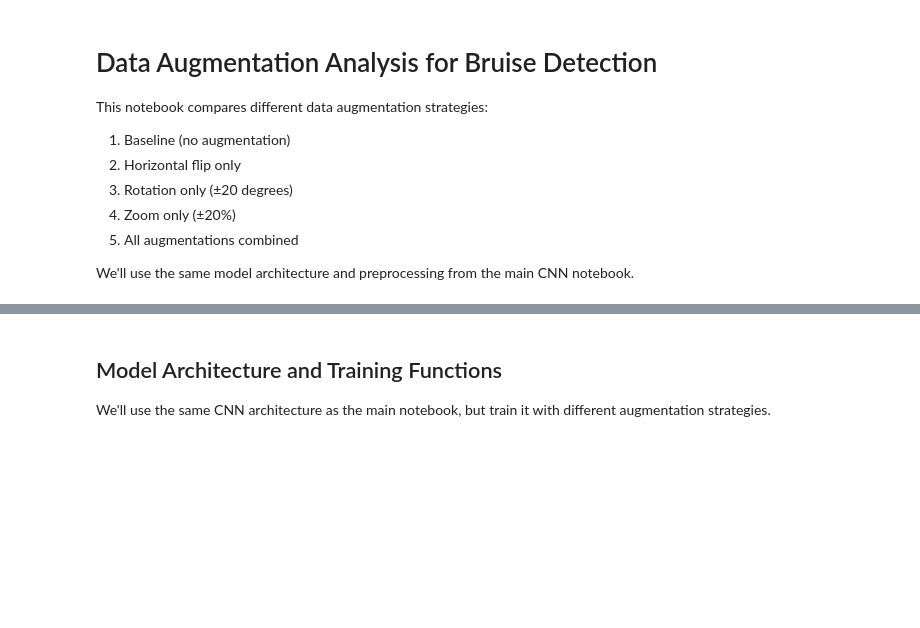
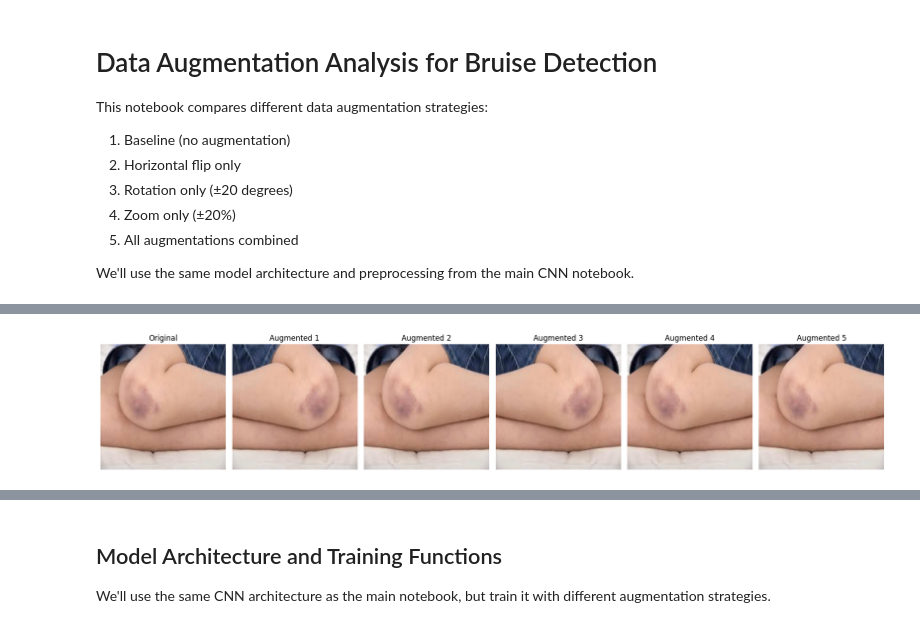
Before and after one commit to hirajya/CCDEPLRL_PROJECT_COM222, a Jupyter notebook: notebooks/estrada/augmentation_analysis.ipynb, the cells around one changed output, grey strips where cells are left out. Drawn from its saved outputs; the diff is of its cells as text; code cells hidden in the pictures; blank space fills up the shorter version.

```diff
--- a/notebooks/estrada/augmentation_analysis.ipynb
+++ b/notebooks/estrada/augmentation_analysis.ipynb
@@ -91,0 +101,40 @@ Number of normal images: 200
+# %%
+import matplotlib.pyplot as plt
+import numpy as np
+
+def show_augmentation_examples(X, augmentation_config=None, num_samples=5):
+    # Create data generator with augmentation
+    if augmentation_config is not None:
+        datagen = tf.keras.preprocessing.image.ImageDataGenerator(
+            **augmentation_config
+        )
+    else:
+        datagen = tf.keras.preprocessing.image.ImageDataGenerator()
+
+    # Select a random image and expand dimensions to fit the generator input
+    idx = np.random.randint(0, len(X))
+    sample_image = X[idx]
+    sample_image_batch = np.expand_dims(sample_image, axis=0)
+
+    # Generate augmented images
+    augmented_images = [next(datagen.flow(sample_image_batch, batch_size=1))[0] for _ in range(num_samples)]
+
+    # Plot original vs augmented
+    plt.figure(figsize=(18, 6))
+    plt.subplot(1, num_samples + 1, 1)
+    plt.imshow(sample_image)
+    plt.title("Original")
+    plt.axis('off')
+
+    for i, aug_image in enumerate(augmented_images):
+        plt.subplot(1, num_samples + 1, i + 2)
+        plt.imshow(aug_image)
+        plt.title(f"Augmented {i+1}")
+        plt.axis('off')
+
+    plt.tight_layout()
+    plt.show()
+# %%
+show_augmentation_examples(X_train, augmentation_configs['flip'], num_samples=5)
+# %% [output]
+[figure, added]
```
Also changed, not shown: parts of 10 cells of this notebook, 4 other files.
